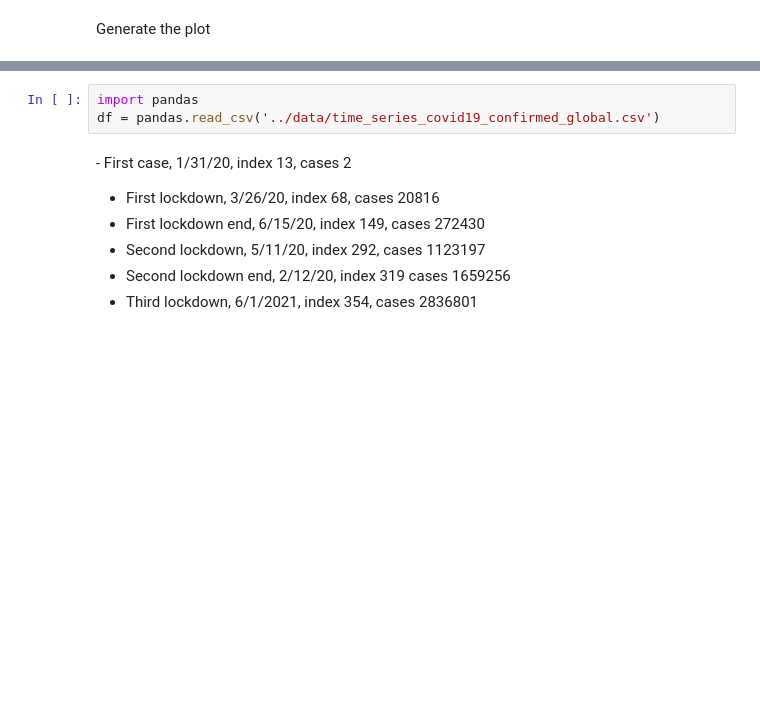
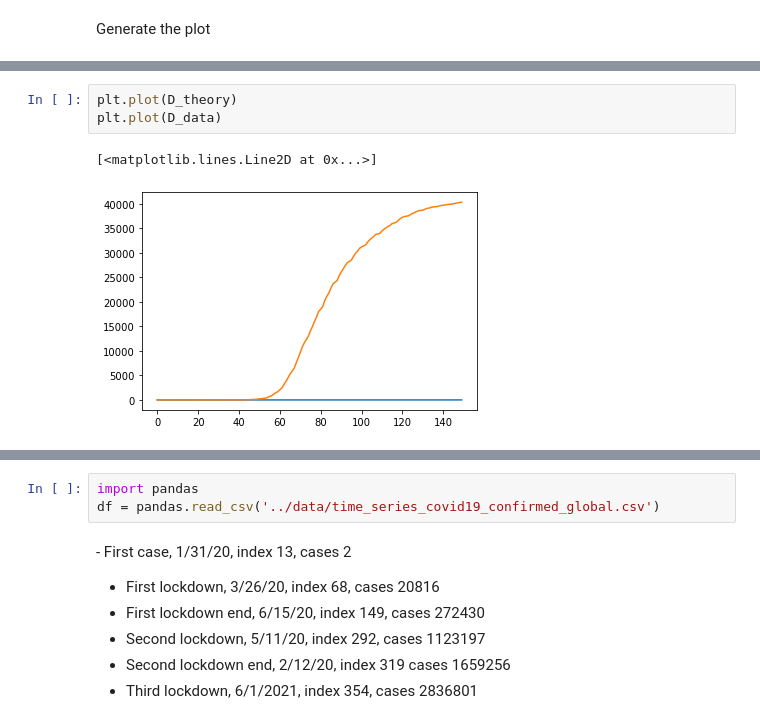
Before and after one commit to Pablo-Lemos/covid_mcmc, a Jupyter notebook: notebooks/plot_chains.ipynb, the cells around one changed output, grey strips where cells are left out. Saved outputs shown, nothing was run; the diff lists cells and outputs as text; blank space fills up the shorter version.

```diff
--- a/notebooks/plot_chains.ipynb
+++ b/notebooks/plot_chains.ipynb
@@ -46,0 +77,6 @@ NameError: name 'beta_bf' is not defined
+# %%
+plt.plot(D_theory)
+plt.plot(D_data)
+# %% [output]
+[<matplotlib.lines.Line2D at 0x...>]
+[figure, added]
```
Also changed, not shown: parts of 7 cells of this notebook.
